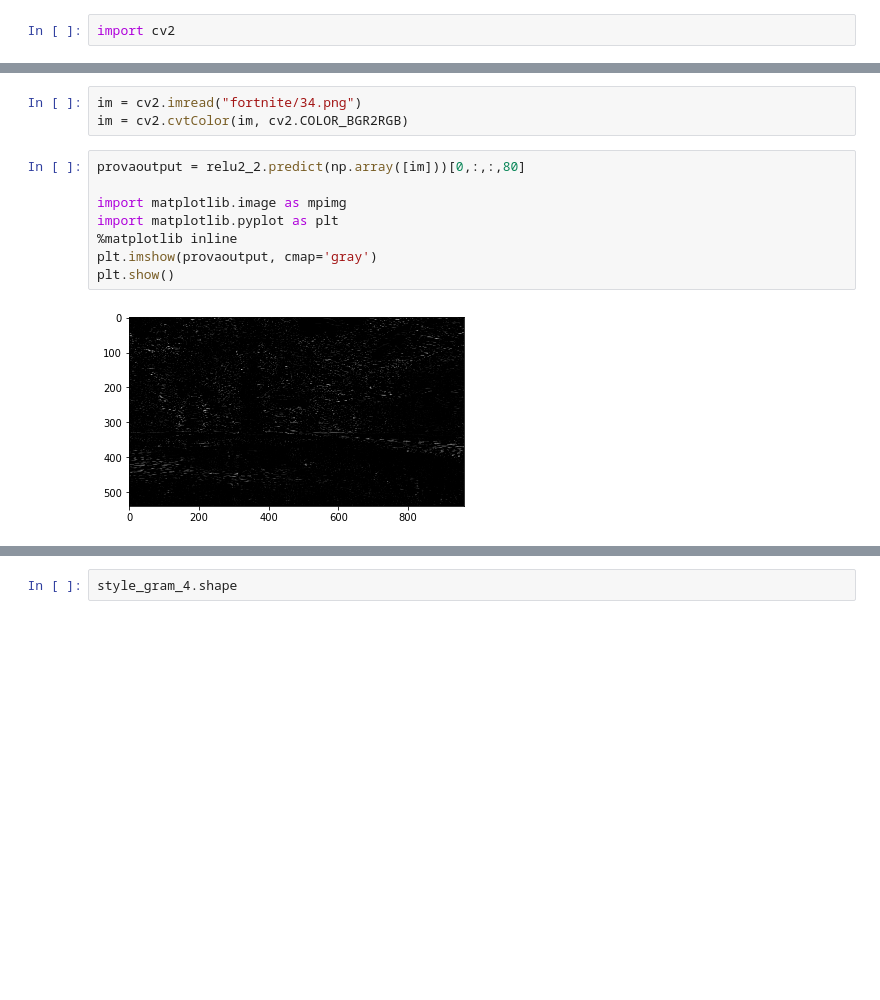
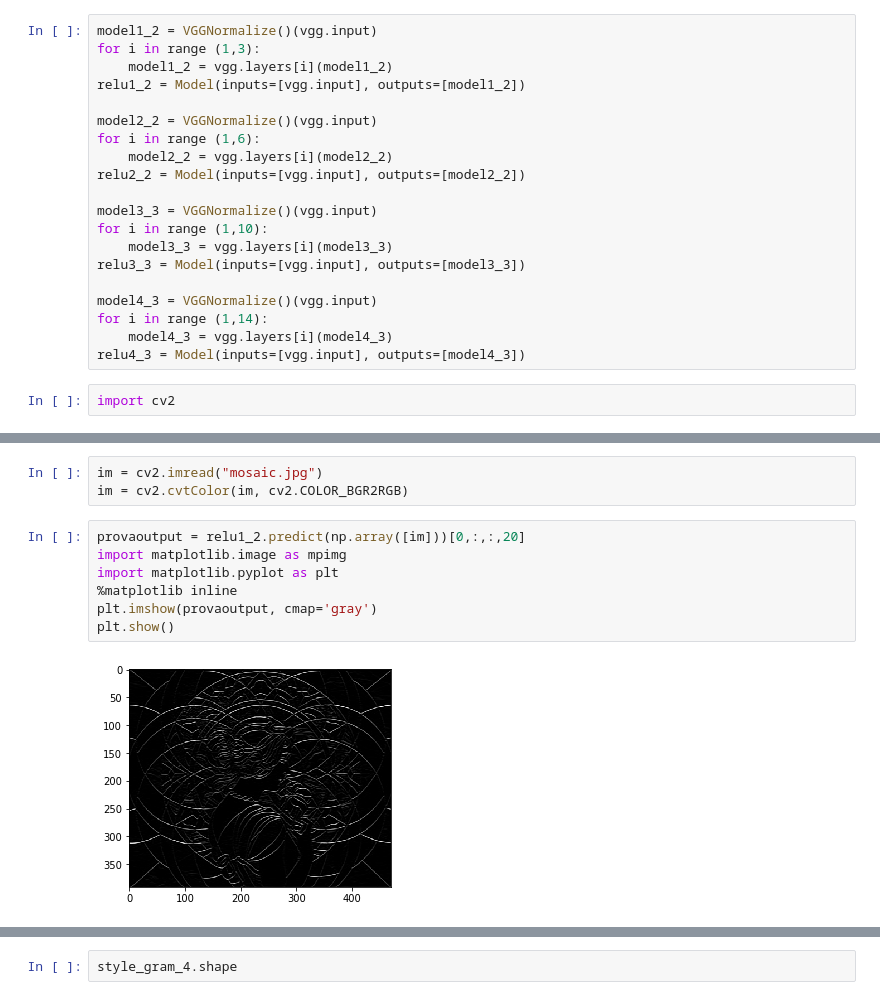
Before and after one commit to sirbardo/style_transfer_fast, a Jupyter notebook: Prova1.ipynb, the cells around one changed output, grey strips where cells are left out. Drawn from its saved outputs; the diff is of its cells as text; blank space fills up the shorter version.

```diff
--- a/Prova1.ipynb
+++ b/Prova1.ipynb
@@ -221,2 +267,22 @@ relu4_3 = Model(inputs=[vgg.get_layer(index=0).input], outputs=[vgg.get_layer(in
+# %%
+model1_2 = VGGNormalize()(vgg.input)
+for i in range (1,3):
+    model1_2 = vgg.layers[i](model1_2)
+relu1_2 = Model(inputs=[vgg.input], outputs=[model1_2])
+
+model2_2 = VGGNormalize()(vgg.input)
+for i in range (1,6):
+    model2_2 = vgg.layers[i](model2_2)
+relu2_2 = Model(inputs=[vgg.input], outputs=[model2_2])
+
+model3_3 = VGGNormalize()(vgg.input)
+for i in range (1,10):
+    model3_3 = vgg.layers[i](model3_3)
+relu3_3 = Model(inputs=[vgg.input], outputs=[model3_3])
+
+model4_3 = VGGNormalize()(vgg.input)
+for i in range (1,14):
+    model4_3 = vgg.layers[i](model4_3)
+relu4_3 = Model(inputs=[vgg.input], outputs=[model4_3])
 # %%
 import cv2
@@ -223,16 +307,15 @@ import cv2
 # %%
-im = cv2.imread("fortnite/34.png")
+im = cv2.imread("mosaic.jpg")
 im = cv2.cvtColor(im, cv2.COLOR_BGR2RGB)
 # %%
-provaoutput = relu2_2.predict(np.array([im]))[0,:,:,80]
-
+provaoutput = relu1_2.predict(np.array([im]))[0,:,:,20]
 import matplotlib.image as mpimg
 import matplotlib.pyplot as plt
 %matplotlib inline
 plt.imshow(provaoutput, cmap='gray')
 plt.show()
 # %% [output]
-[figure, old version]
+[figure, new version]
 # %%
 import tensorflow as tf
 import keras.backend as K
```
Also changed, not shown: parts of 25 cells of this notebook, 47 other files.
